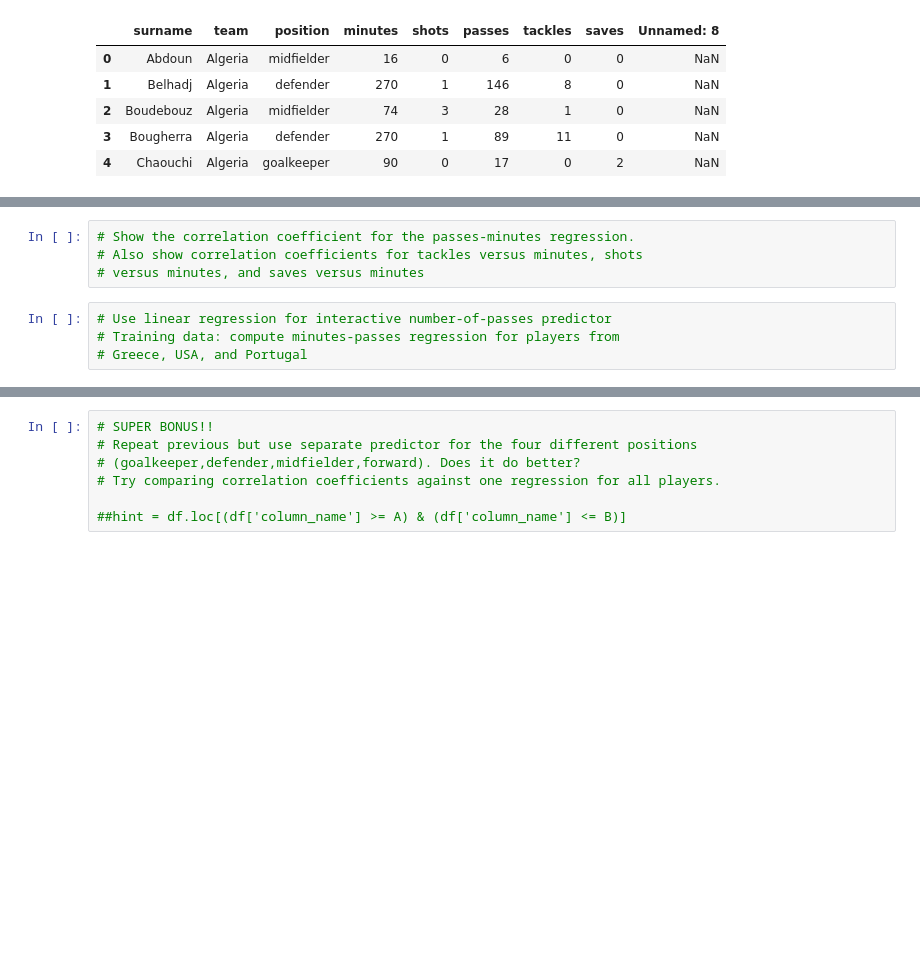
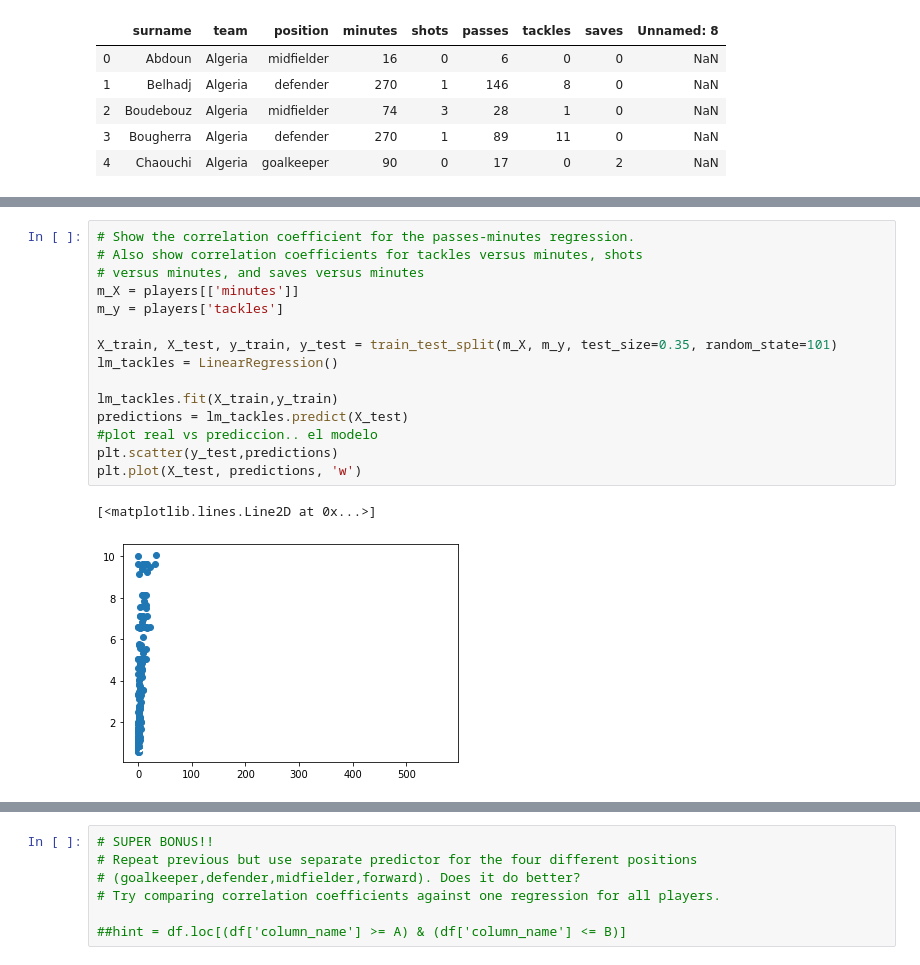
Before and after one commit to theRaffe/my-datascience-course, a Jupyter notebook: DS/Semana 5 - Conceptos de Machine Learning/Sabado_ejercicios_semana5.ipynb, the cells around one changed output, grey strips where cells are left out. Cells and saved outputs as stored; diff of their text form; blank space fills up the shorter version.

```diff
--- a/DS/Semana 5 - Conceptos de Machine Learning/Sabado_ejercicios_semana5.ipynb
+++ b/DS/Semana 5 - Conceptos de Machine Learning/Sabado_ejercicios_semana5.ipynb
@@ -25,8 +67,18 @@ players.head()
 # %%
 # Show the correlation coefficient for the passes-minutes regression.
 # Also show correlation coefficients for tackles versus minutes, shots
 # versus minutes, and saves versus minutes
+m_X = players[['minutes']]
+m_y = players['tackles']
+
+X_train, X_test, y_train, y_test = train_test_split(m_X, m_y, test_size=0.35, random_state=101)
+lm_tackles = LinearRegression()
+
+lm_tackles.fit(X_train,y_train)
+predictions = lm_tackles.predict(X_test)
+#plot real vs prediccion.. el modelo
+plt.scatter(y_test,predictions)
+plt.plot(X_test, predictions, 'w')
+# %% [output]
+[<matplotlib.lines.Line2D at 0x...>]
+[figure, added]
-# %%
-# Use linear regression for interactive number-of-passes predictor
-# Training data: compute minutes-passes regression for players from
-# Greece, USA, and Portugal
```
Also changed, not shown: parts of 11 cells of this notebook, 5 other files.
